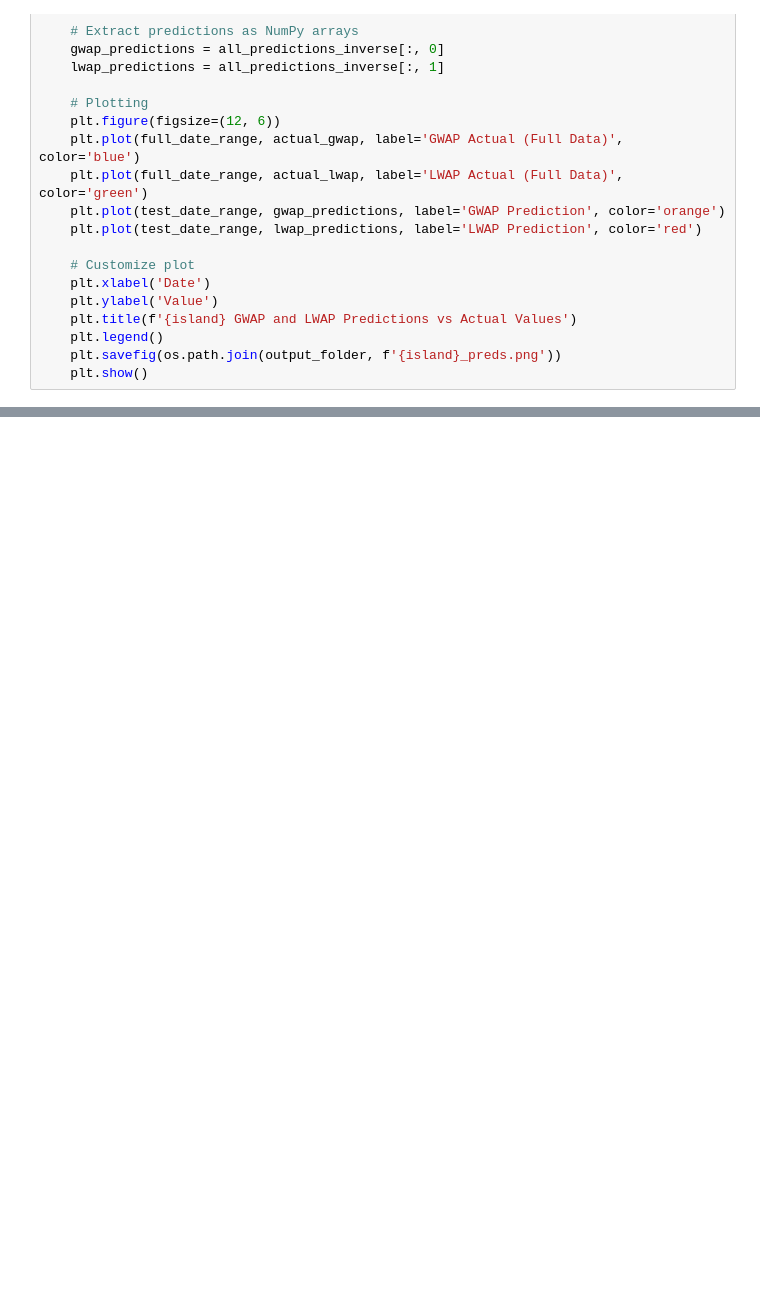
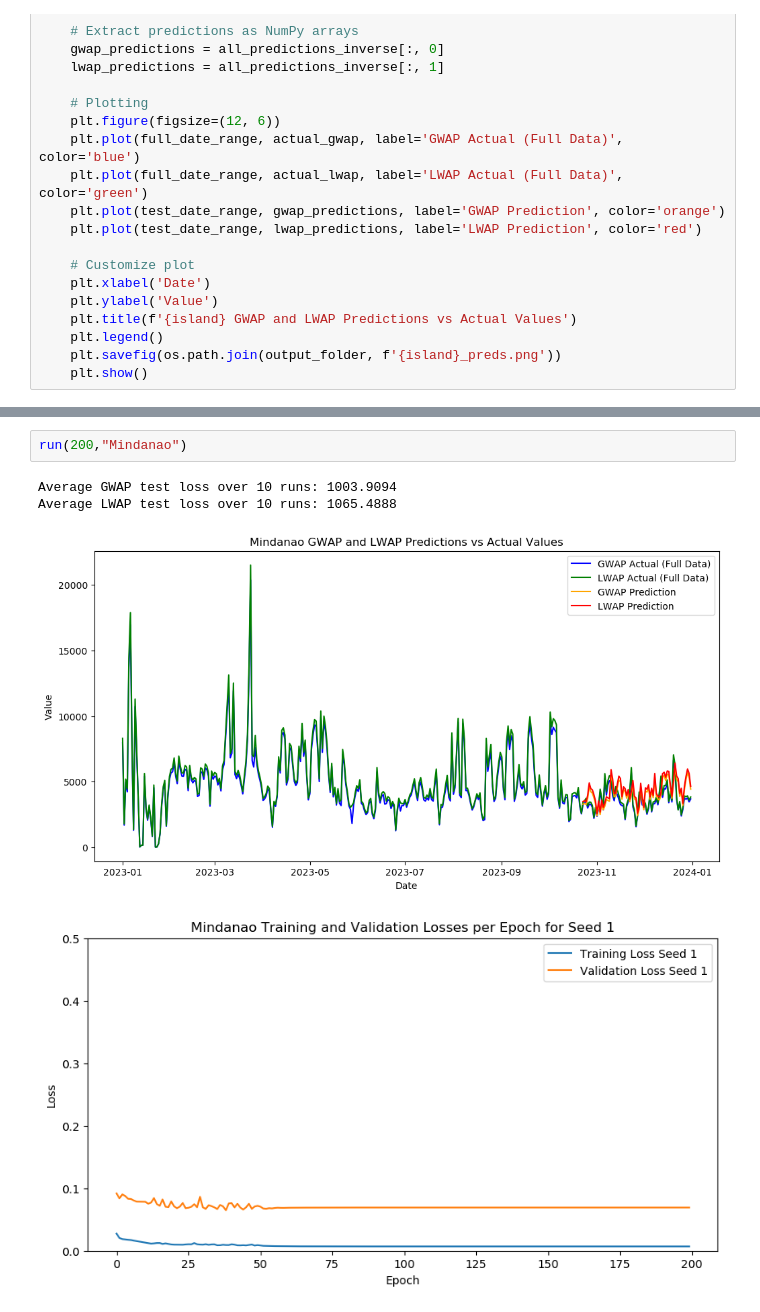
Before and after one commit to ladycelestia/thesis, a Jupyter notebook: test3.ipynb, the cells around one changed output, grey strips where cells are left out. Drawn from its saved outputs; the diff is of its cells as text; blank space fills up the shorter version.

```diff
--- a/test3.ipynb
+++ b/test3.ipynb
@@ -673,0 +805,7 @@ Number of trials: 4/500 (1 PENDING, 2 RUNNING, 1 TERMINATED)
+# %%
+run(200,"Mindanao")
+# %% [output]
+Average GWAP test loss over 10 runs: 1003.9094
+Average LWAP test loss over 10 runs: 1065.4888
+[figure, added]
+[figure, added]
```
Also changed, not shown: parts of 14 cells of this notebook.
